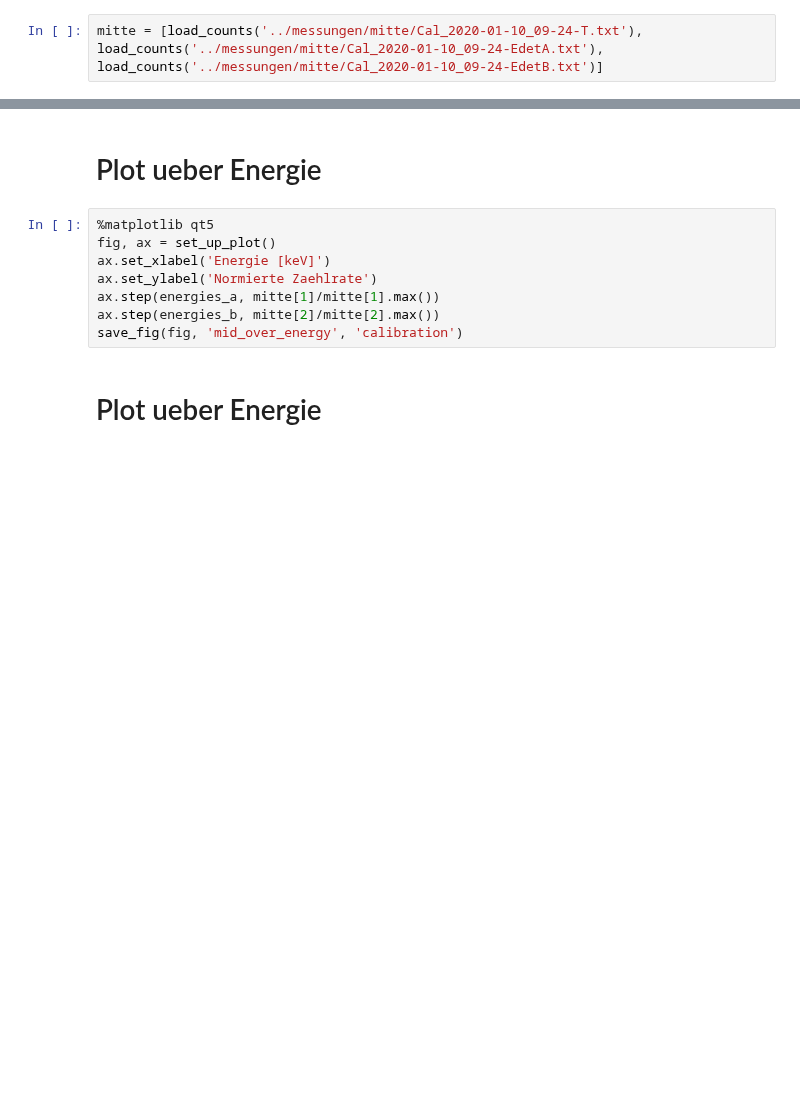
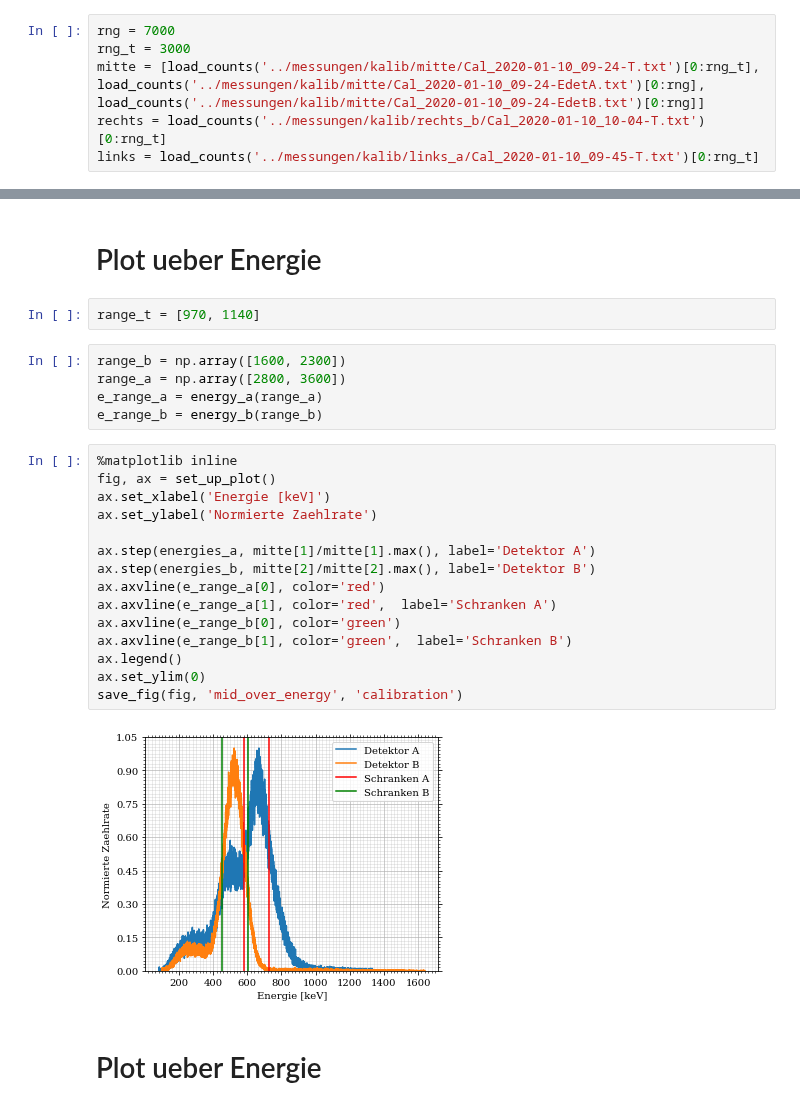
Before and after one commit to vale981/fpraktikum, a Jupyter notebook: PET/auswertung/Untitled.ipynb, the cells around one changed output, grey strips where cells are left out. Cells and saved outputs as stored; diff of their text form; blank space fills up the shorter version.

Commit message:
auswertung detektorabstand

```diff
--- a/PET/auswertung/Untitled.ipynb
+++ b/PET/auswertung/Untitled.ipynb
@@ -3,9 +4,13 @@ from utility import *
 # %% [markdown]
 # Einlesen der Daten
 # %%
-mitte = [load_counts('../messungen/mitte/Cal_2020-01-10_09-24-T.txt'),
-load_counts('../messungen/mitte/Cal_2020-01-10_09-24-EdetA.txt'),
-load_counts('../messungen/mitte/Cal_2020-01-10_09-24-EdetB.txt')]
+rng = 7000
+rng_t = 3000
+mitte = [load_counts('../messungen/kalib/mitte/Cal_2020-01-10_09-24-T.txt')[0:rng_t],
+load_counts('../messungen/kalib/mitte/Cal_2020-01-10_09-24-EdetA.txt')[0:rng],
+load_counts('../messungen/kalib/mitte/Cal_2020-01-10_09-24-EdetB.txt')[0:rng]]
+rechts = load_counts('../messungen/kalib/rechts_b/Cal_2020-01-10_10-04-T.txt')[0:rng_t]
+links = load_counts('../messungen/kalib/links_a/Cal_2020-01-10_09-45-T.txt')[0:rng_t]
 # %%
 channels_t = np.arange(1, mitte[0].size + 1)
 channels_e = np.arange(1, mitte[1].size + 1)
@@ -13,14 +18,30 @@ energies_a = energy_a(channels_e)
 energies_b = energy_b(channels_e)
 # %% [markdown]
 # Plot ueber Energie
+# %%
+range_t = [970, 1140]
+# %%
+range_b = np.array([1600, 2300])
+range_a = np.array([2800, 3600])
+e_range_a = energy_a(range_a)
+e_range_b = energy_b(range_b)
 # %%
-%matplotlib qt5
+%matplotlib inline
 fig, ax = set_up_plot()
 ax.set_xlabel('Energie [keV]')
 ax.set_ylabel('Normierte Zaehlrate')
-ax.step(energies_a, mitte[1]/mitte[1].max())
-ax.step(energies_b, mitte[2]/mitte[2].max())
+
+ax.step(energies_a, mitte[1]/mitte[1].max(), label='Detektor A')
+ax.step(energies_b, mitte[2]/mitte[2].max(), label='Detektor B')
+ax.axvline(e_range_a[0], color='red')
+ax.axvline(e_range_a[1], color='red',  label='Schranken A')
+ax.axvline(e_range_b[0], color='green')
+ax.axvline(e_range_b[1], color='green',  label='Schranken B')
+ax.legend()
+ax.set_ylim(0)
 save_fig(fig, 'mid_over_energy', 'calibration')
+# %% [output]
+[figure, added]
 # %% [markdown]
 # Plot ueber Energie
 # %%
```
Also changed, not shown: parts of 14 cells of this notebook, 35 other files.
